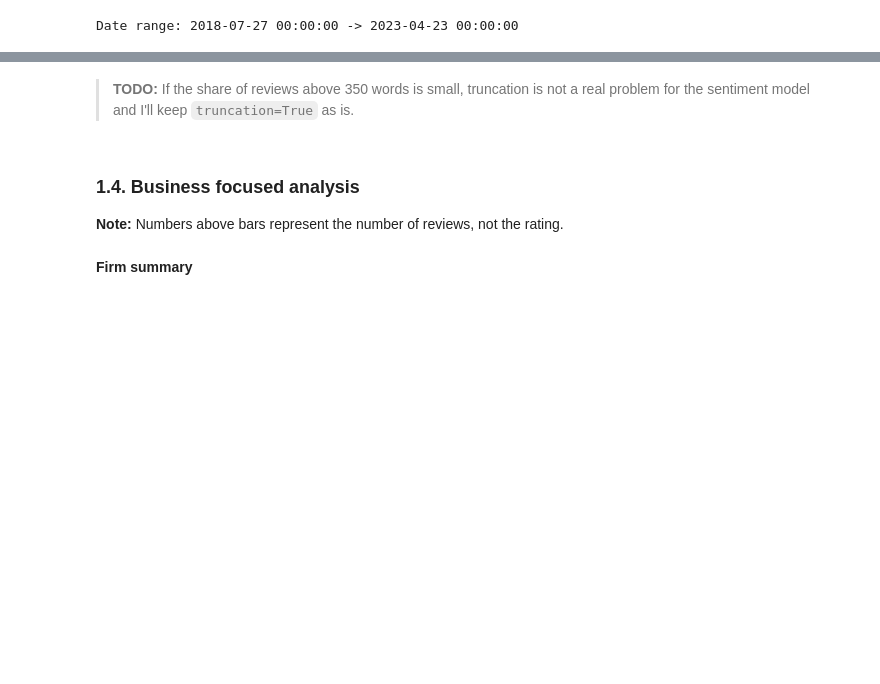
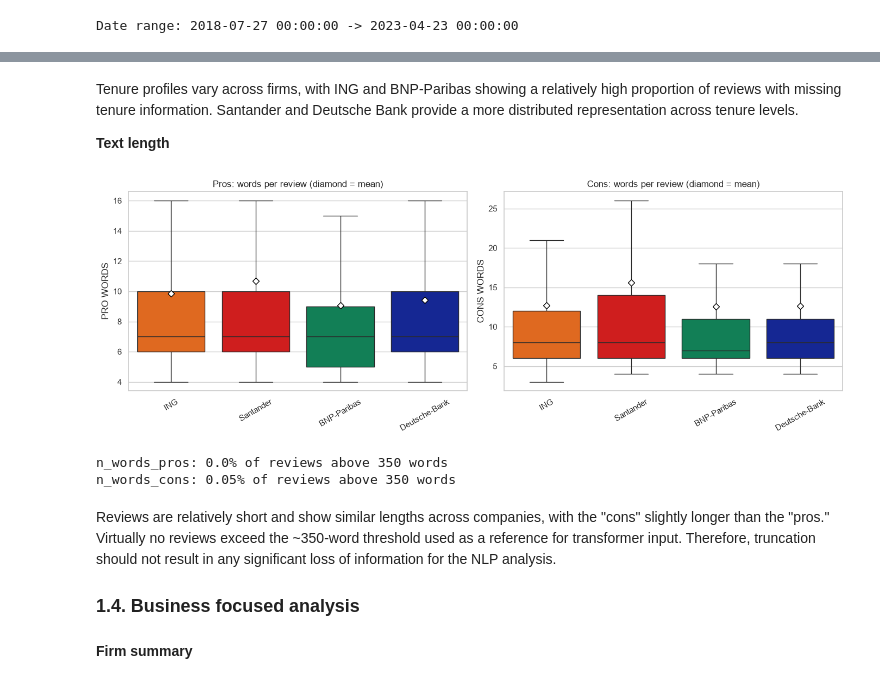
Before and after one commit to rubengil-dev/ING-glasdoor-analysis, a Jupyter notebook: mi_notebook.ipynb, the cells around one changed output, grey strips where cells are left out. Cells and saved outputs as stored; diff of their text form; code cells hidden in the pictures; blank space fills up the shorter version.

Commit message:
EDA FINISHED. FOLLOWING: Feeling Analysis

```diff
--- a/mi_notebook.ipynb
+++ b/mi_notebook.ipynb
@@ -263,4 +308,0 @@ plt.show()
-# %%
-# Share of each category (% of reviews)
-for col in ["recommends", "status", "tenure"]:
-    print(clean_df[col].value_counts(normalize=True, dropna=False).mul(100).round(1), "\n")
@@ -271,25 +368,40 @@ for col in ["recommends", "status", "tenure"]:
+# %% [markdown]
+Tenure profiles vary across firms, with ING and BNP-Paribas showing a relatively high proportion of reviews with missing tenure information. Santander and Deutsche Bank provide a more distributed representation across tenure levels.
+
+**Text length**
 # %%
 clean_df["n_words_pros"] = clean_df["pros"].str.split().str.len()
 clean_df["n_words_cons"] = clean_df["cons"].str.split().str.len()
 
 fig, axes = plt.subplots(1, 2, figsize=(14, 5))
 
-for ax, col, title in zip(axes, ["n_words_pros", "n_words_cons"], ["Pros", "Cons"]):
-    sns.boxplot(data=clean_df, x="firm", y=col, order=FIRMS, showfliers=False, showmeans=True,
-                meanprops={"marker": "D", "markerfacecolor": "white", "markeredgecolor": "black"}, ax=ax)
+for ax, col, title, ylabel in zip(
+    axes,
+    ["n_words_pros", "n_words_cons"],
+    ["Pros", "Cons"],
+    ["PRO WORDS", "CONS WORDS"],
+):
+
+    sns.boxplot(data=clean_df, x="firm", y=col, hue="firm", order=FIRMS, hue_order=FIRMS,
+            palette=PALETTE, legend=False, dodge=False, showfliers=False, showmeans=True,
+            meanprops={"marker": "D", "markerfacecolor": "white", "markeredgecolor": "black"}, ax=ax)
+
     ax.set_title(f"{title}: words per review (diamond = mean)")
-    ax.set_ylabel("Words")
+    ax.set_ylabel(ylabel)
+    ax.set_xlabel("")
     ax.tick_params(axis="x", rotation=30)
 
 plt.tight_layout()
 plt.show()
 
 # Transformers truncate at 512 tokens (~350-400 words), so check how many reviews would be cut
 for col in ["n_words_pros", "n_words_cons"]:
     print(f"{col}: {round((clean_df[col] > 350).mean() * 100, 2)}% of reviews above 350 words")
+# %% [output]
+[figure, added]
+n_words_pros: 0.0% of reviews above 350 words
+n_words_cons: 0.05% of reviews above 350 words
-# %% [markdown]
-> **TODO:** If the share of reviews above 350 words is small, truncation is not a real problem for the sentiment model and I'll keep `truncation=True` as is.
 # %% [markdown]
+Reviews are relatively short and show similar lengths across companies, with the "cons" slightly longer than the "pros." Virtually no reviews exceed the ~350-word threshold used as a reference for transformer input. Therefore, truncation should not result in any significant loss of information for the NLP analysis.
+
 ### 1.4. Business focused analysis
-
-**Note:** Numbers above bars represent the number of reviews, not the rating.
```
Also changed, not shown: parts of 34 cells of this notebook.
